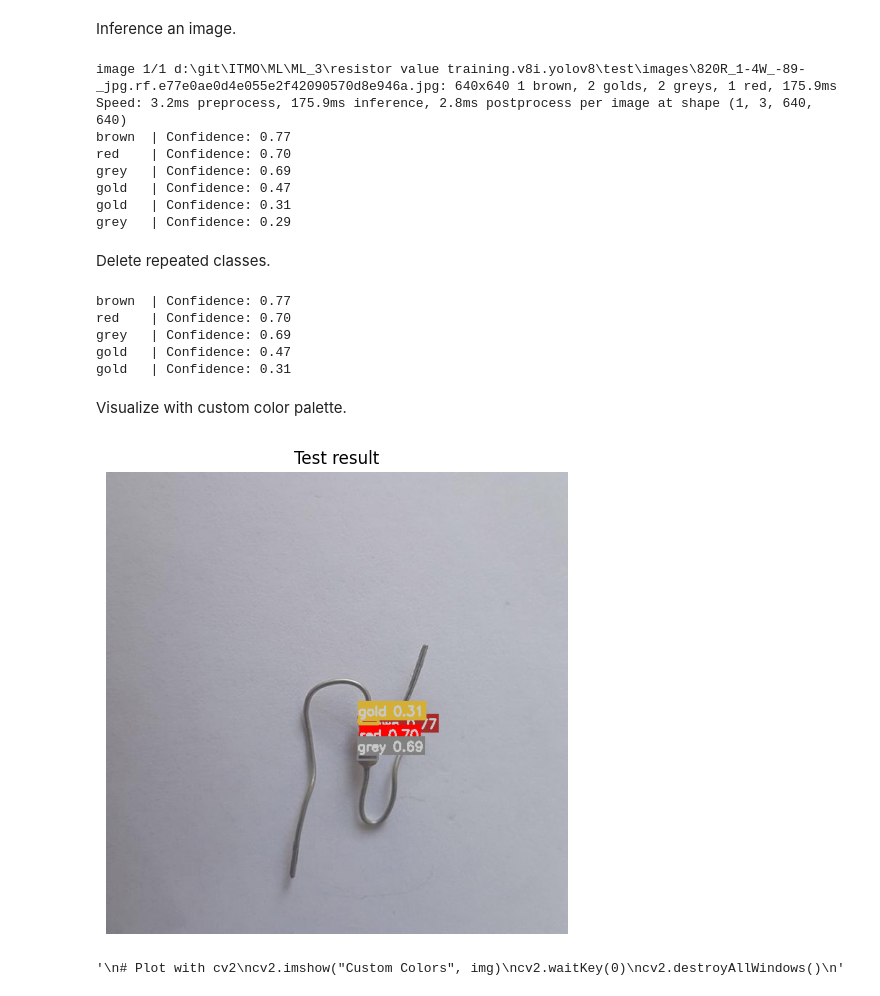
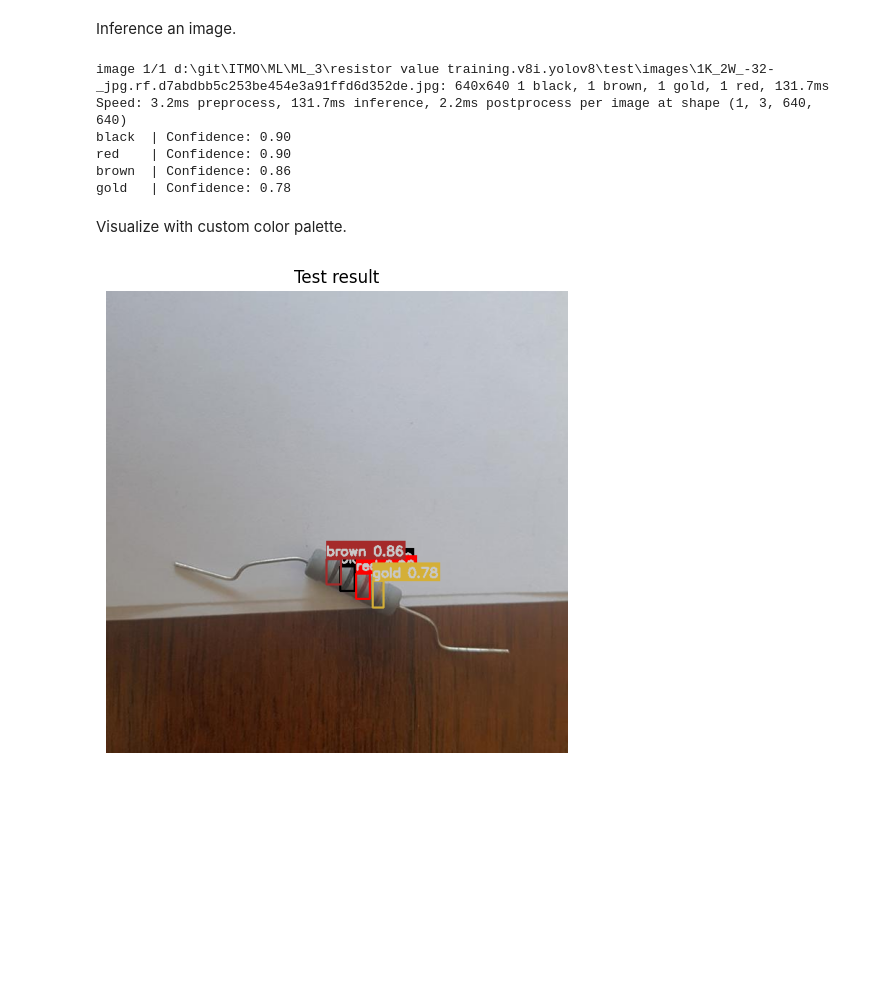
Before and after one commit to romangorbunov91/ML_3, a Jupyter notebook: inference.ipynb, the cells around one changed output. Saved outputs shown, nothing was run; the diff lists cells and outputs as text; code cells hidden in the pictures; blank space fills up the shorter version.

```diff
--- a/inference.ipynb
+++ b/inference.ipynb
@@ -12,9 +12,7 @@ best_model = YOLO('train_yolov8n/weights/best.pt')
 # %% [markdown]
 Load an Image.
 # %%
-#img_name = 'resistor value training.v8i.yolov8/test/images/5B-47K-T1-8_jpg.rf.acb76613e5e67be3ab61ed5c7abff03b.jpg'
-img_name = 'resistor value training.v8i.yolov8/test/images/820R_1-4W_-89-_jpg.rf.e77e0ae0d4e055e2f42090570d8e946a.jpg'
-#img_name = 'resistor value training.v8i.yolov8/test/images/7K5_1-4W_-2-_jpg.rf.b17112858a858c1832a0e9b5e8dedad4.jpg'
+img_name = 'resistor value training.v8i.yolov8/test/images/1K_2W_-32-_jpg.rf.d7abdbb5c253be454e3a91ffd6d352de.jpg'
 
 img = cv2.imread(img_name)
 
@@ -33,38 +31,20 @@ results = best_model(img_name)
 names = results[0].names
 
 # Get result data
-boxes = results[0].boxes.xyxy.cpu().numpy()   # Bounding boxes
-class_ids = results[0].boxes.cls.cpu().numpy().astype(int)
-confidences = results[0].boxes.conf.cpu().numpy()
+boxes = results[0].boxes.xyxy.cpu().tolist()   # Bounding boxes
+class_ids = results[0].boxes.cls.cpu().tolist()
+confidences = results[0].boxes.conf.cpu().tolist()
 
 classNames = [names[id] for id in class_ids]
 for name, conf in zip(classNames, confidences):
     print(f"{name:<6} | Confidence: {conf:.2f}")
 # %% [output]
-image 1/1 d:\git\ITMO\ML\ML_3\resistor value training.v8i.yolov8\test\images\820R_1-4W_-89-_jpg.rf.e77e0ae0d4e055e2f42090570d8e946a.jpg: 640x640 1 brown, 2 golds, 2 greys, 1 red, 175.9ms
-Speed: 3.2ms preprocess, 175.9ms inference, 2.8ms postprocess per image at shape (1, 3, 640, 640)
-brown  | Confidence: 0.77
-red    | Confidence: 0.70
-grey   | Confidence: 0.69
-gold   | Confidence: 0.47
-gold   | Confidence: 0.31
-grey   | Confidence: 0.29
+image 1/1 d:\git\ITMO\ML\ML_3\resistor value training.v8i.yolov8\test\images\1K_2W_-32-_jpg.rf.d7abdbb5c253be454e3a91ffd6d352de.jpg: 640x640 1 black, 1 brown, 1 gold, 1 red, 131.7ms
+Speed: 3.2ms preprocess, 131.7ms inference, 2.2ms postprocess per image at shape (1, 3, 640, 640)
+black  | Confidence: 0.90
+red    | Confidence: 0.90
+brown  | Confidence: 0.86
+gold   | Confidence: 0.78
-# %% [markdown]
-Delete repeated classes.
-# %%
-if len(class_ids) > 5:
-    boxes = boxes[:5]
-    class_ids = class_ids[:5]
-    confidences = confidences[:5]
-    classNames = classNames[:5]
-for name, conf in zip(classNames, confidences):
-    print(f"{name:<6} | Confidence: {conf:.2f}")
-# %% [output]
-brown  | Confidence: 0.77
-red    | Confidence: 0.70
-grey   | Confidence: 0.69
-gold   | Confidence: 0.47
-gold   | Confidence: 0.31
 # %% [markdown]
 Visualize with custom color palette.
 # %%
@@ -87,41 +67,33 @@ custom_palette = {
 for i in range(len(boxes)):
     x1, y1, x2, y2 = map(int, boxes[i])
     cls_id = class_ids[i]
     conf = confidences[i]
     label = f"{names[cls_id]} {conf:.2f}"
 
     # Get color from custom color map
-    color = custom_palette.get(cls_id, (255, 255, 255))  # Default white if class not found
+    color = custom_palette.get(cls_id)
 
     # Draw bounding box
-    cv2.rectangle(img, (x1, y1), (x2, y2), color, 2)
+    cv2.rectangle(img, (x1, y1), (x2, y2), color, thickness=2)
 
     # Draw label background + text
     font_scale = 0.6
     thickness = 2
     (text_width, text_height), _ = cv2.getTextSize(label, cv2.FONT_HERSHEY_SIMPLEX, font_scale, thickness)
 
     # Background rectangle for label
     cv2.rectangle(img, (x1, y1 - 25), (x1 + text_width, y1), color, -1)
 
     # White text on top
     cv2.putText(img, label, (x1, y1 - 5), cv2.FONT_HERSHEY_SIMPLEX,
                 font_scale, (200, 200, 200), thickness)
 
 # Plot with MatPlotLib
 img_rgb = cv2.cvtColor(img, cv2.COLOR_BGR2RGB)
 plt.figure(figsize=(10, 6))
 plt.imshow(img_rgb)
 plt.axis('off')  # Hide axes
 plt.title('Test result')
 plt.show()
-
-'''
-# Plot with cv2
-cv2.imshow("Custom Colors", img)
-cv2.waitKey(0)
-cv2.destroyAllWindows()
-'''
 # %% [output]
-[figure, old version]
+[figure, new version]
-'\n# Plot with cv2\ncv2.imshow("Custom Colors", img)\ncv2.waitKey(0)\ncv2.destroyAllWindows()\n'
```
Also changed, not shown: parts of 3 cells of this notebook, 15 other files.
